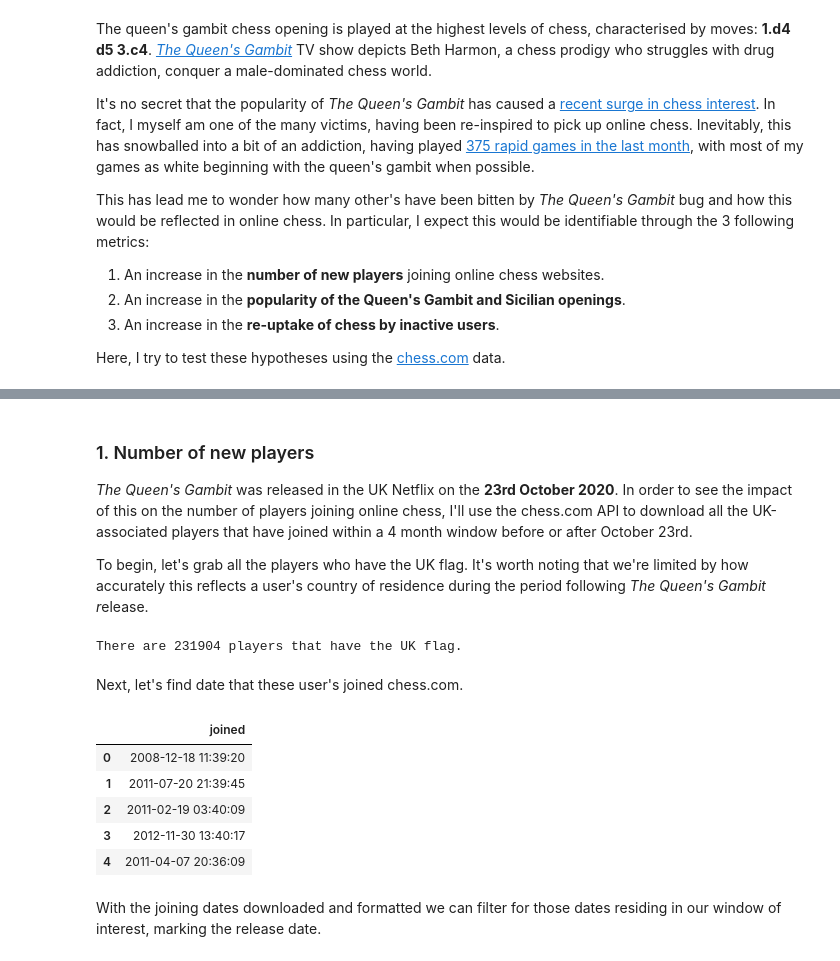
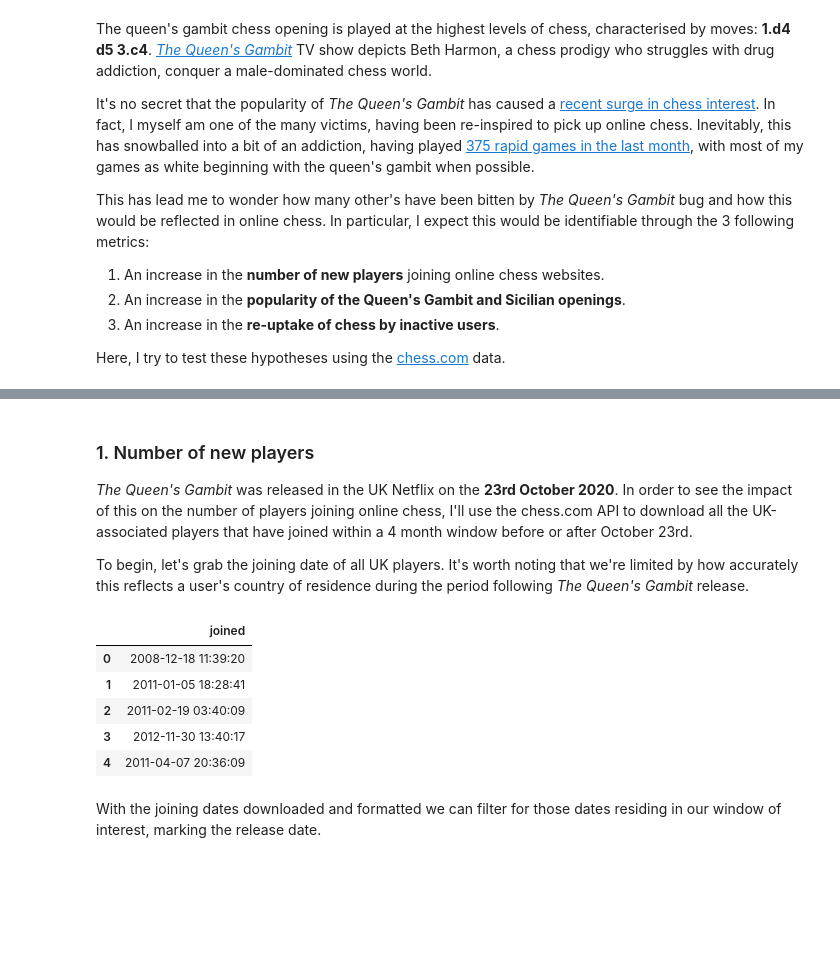
Before and after one commit to dzhang32/chess, a Jupyter notebook: 01-queens_gambit.ipynb, the cells around one changed output, grey strips where cells are left out. Drawn from its saved outputs; the diff is of its cells as text; code cells hidden in the pictures; blank space fills up the shorter version.

```diff
--- a/01-queens_gambit.ipynb
+++ b/01-queens_gambit.ipynb
@@ -31,48 +29,21 @@ import matplotlib.pyplot as plt
 
 *The Queen's Gambit* was released in the UK Netflix on the **23rd October 2020**. In order to see the impact of this on the number of players joining online chess, I'll use the chess.com API to download all the UK-associated players that have joined within a 4 month window before or after October 23rd.
 
-To begin, let's grab all the players who have the UK flag. It's worth noting that we're limited by how accurately this reflects a user's country of residence during the period following *The Queen's Gambit r*elease.
+To begin, let's grab the joining date of all UK players. It's worth noting that we're limited by how accurately this reflects a user's country of residence during the period following *The Queen's Gambit* release.
-# %%
-uk_players = chapi.get_json("https://api.chess.com/pub/country/GB/players/")["players"]
-
-print("There are " + str(len(uk_players)) + " players that have the UK flag.")
-# %% [output]
-There are 231904 players that have the UK flag.
-# %% [markdown]
-Next, let's find date that these user's joined chess.com.
-# %%
-# due to having to query one player at a time
-# this process takes a while
-# to save rerun time, we'll save the join dates as a .csv
-join_dates_path = [path for path in listdir("data") if "uk_players_joined" in path]
-
-if len(join_dates_path) == 0:
-
-    join_dates = []
-
-    for i in range(10):
-
-        player = chapi.get_player(uk_players[i])
-        join_dates.append(player["joined"])
-
-    join_dates = pd.DataFrame({"joined": join_dates})
-
-    # convert timestamps to dates
-    join_dates["joined"] = [datetime.fromtimestamp(ts) for ts in join_dates["joined"].tolist()]
-    join_dates.to_csv("data/uk_players_joined_" + date.today().strftime("%d_%m_%Y") + ".csv", index = False)
-
-else:
-
-    join_dates = pd.read_csv("data/" + join_dates_path[0], parse_dates = ["joined"])
-
-join_dates.head()
-# %% [output]
-|  | joined |
-| 0 | 2008-12-18 11:39:20 |
-| 1 | 2011-07-20 21:39:45 |
-| 2 | 2011-02-19 03:40:09 |
-| 3 | 2012-11-30 13:40:17 |
-| 4 | 2011-04-07 20:36:09 |
+# %%
+# parse timestamps as date times
+dp = lambda x: datetime.fromtimestamp(int(x))
+
+join_dates = pd.read_csv("data/GB_players_joined_25_02_2021.csv", parse_dates = ["joined"], date_parser = dp)
+
+join_dates.head()
+# %% [output]
+|  | joined |
+| 0 | 2008-12-18 11:39:20 |
+| 1 | 2011-01-05 18:28:41 |
+| 2 | 2011-02-19 03:40:09 |
+| 3 | 2012-11-30 13:40:17 |
+| 4 | 2011-04-07 20:36:09 |
 # %% [markdown]
 With the joining dates downloaded and formatted we can filter for those dates residing in our window of interest, marking the release date.
 # %%
```
Also changed, not shown: parts of 5 cells of this notebook, 1 other file.
